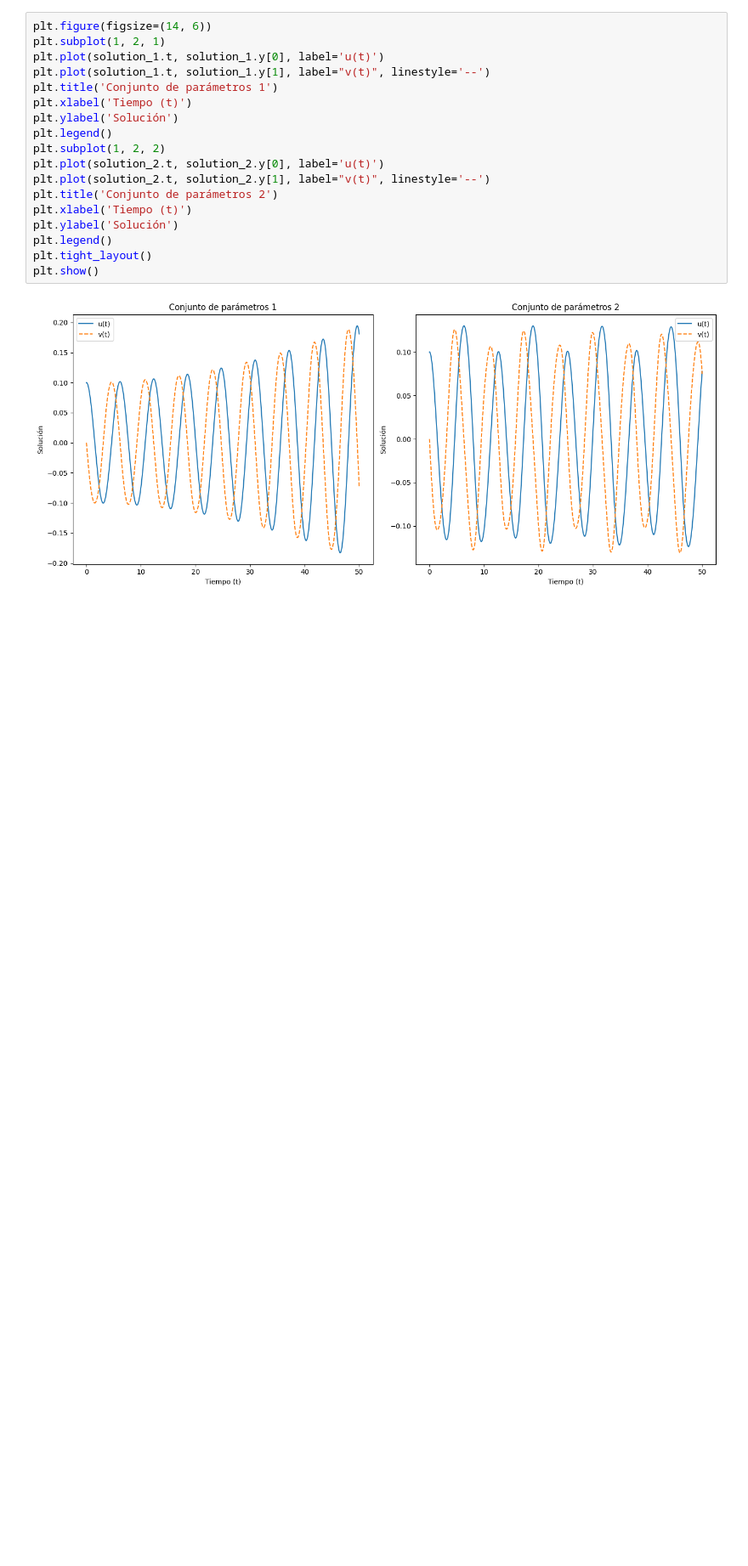
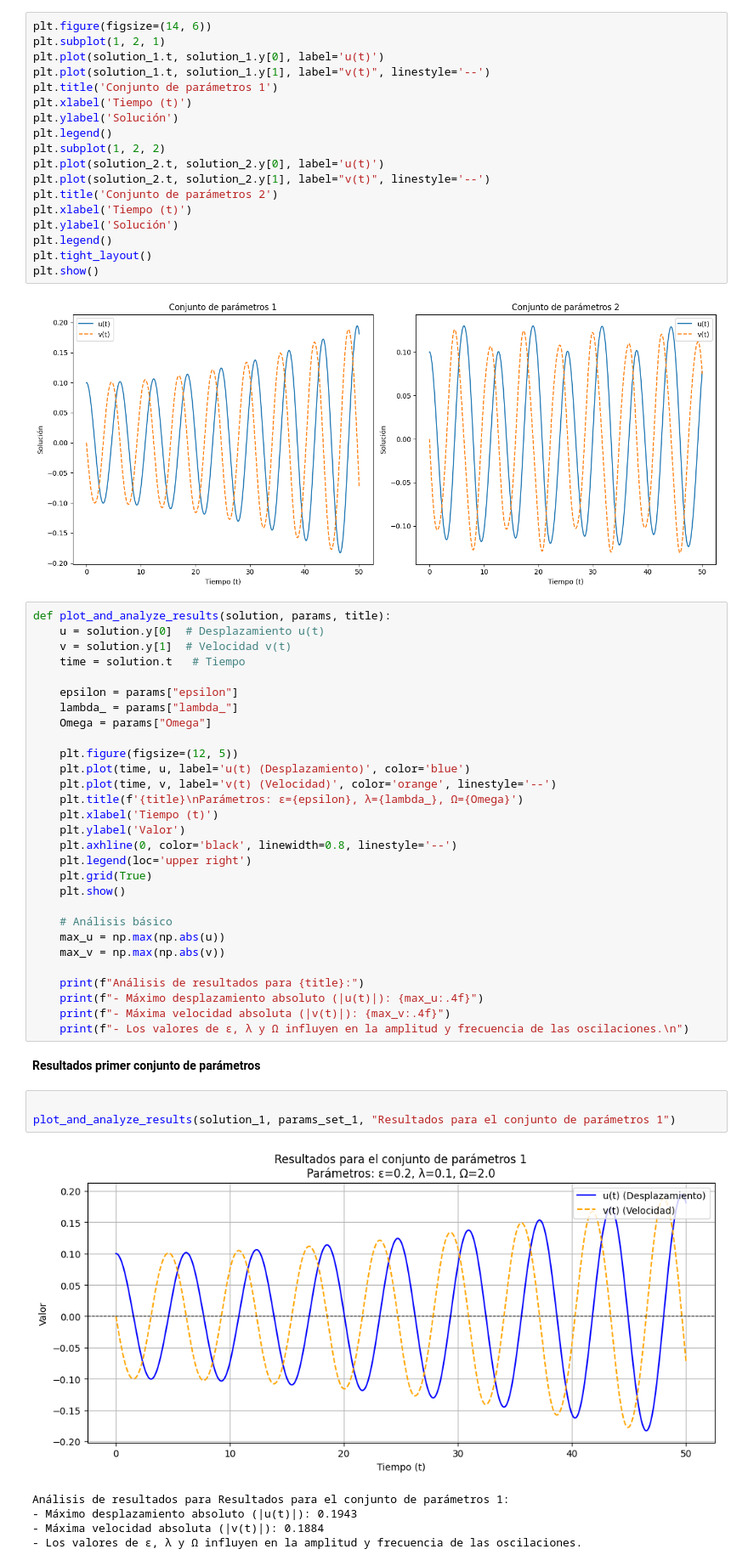
Before and after one commit to macaluzate/Tarea3-Canavera-Martin, a Jupyter notebook: Tarea3.ipynb, the cells around one changed output. Shown at 85% size. Cells and saved outputs as stored; diff of their text form; blank space fills up the shorter version.

Commit message:
Resultados primer conjunto

```diff
--- a/Tarea3.ipynb
+++ b/Tarea3.ipynb
@@ -102,3 +102,43 @@ plt.tight_layout()
 plt.show()
 # %% [output]
 [figure]
+# %%
+def plot_and_analyze_results(solution, params, title):
+    u = solution.y[0]  # Desplazamiento u(t)
+    v = solution.y[1]  # Velocidad v(t)
+    time = solution.t   # Tiempo
+
+    epsilon = params["epsilon"]
+    lambda_ = params["lambda_"]
+    Omega = params["Omega"]
+
+    plt.figure(figsize=(12, 5))
+    plt.plot(time, u, label='u(t) (Desplazamiento)', color='blue')
+    plt.plot(time, v, label='v(t) (Velocidad)', color='orange', linestyle='--')
+    plt.title(f'{title}\nParámetros: ε={epsilon}, λ={lambda_}, Ω={Omega}')
+    plt.xlabel('Tiempo (t)')
+    plt.ylabel('Valor')
+    plt.axhline(0, color='black', linewidth=0.8, linestyle='--')
+    plt.legend(loc='upper right')
+    plt.grid(True)
+    plt.show()
+
+    # Análisis básico
+    max_u = np.max(np.abs(u))
+    max_v = np.max(np.abs(v))
+
+    print(f"Análisis de resultados para {title}:")
+    print(f"- Máximo desplazamiento absoluto (|u(t)|): {max_u:.4f}")
+    print(f"- Máxima velocidad absoluta (|v(t)|): {max_v:.4f}")
+    print(f"- Los valores de ε, λ y Ω influyen en la amplitud y frecuencia de las oscilaciones.\n")
+# %% [markdown]
+**Resultados primer conjunto de parámetros**
+# %%
+
+plot_and_analyze_results(solution_1, params_set_1, "Resultados para el conjunto de parámetros 1")
+# %% [output]
+[figure, added]
+Análisis de resultados para Resultados para el conjunto de parámetros 1:
+- Máximo desplazamiento absoluto (|u(t)|): 0.1943
+- Máxima velocidad absoluta (|v(t)|): 0.1884
+- Los valores de ε, λ y Ω influyen en la amplitud y frecuencia de las oscilaciones.
```
Also changed, not shown: parts of 3 cells of this notebook.
